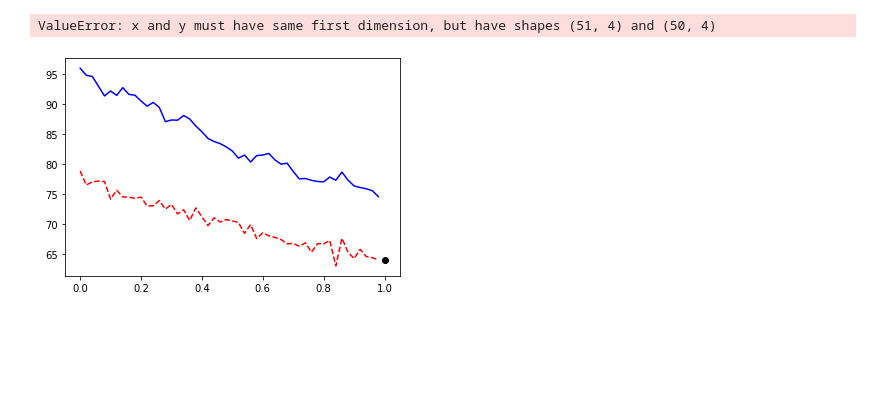
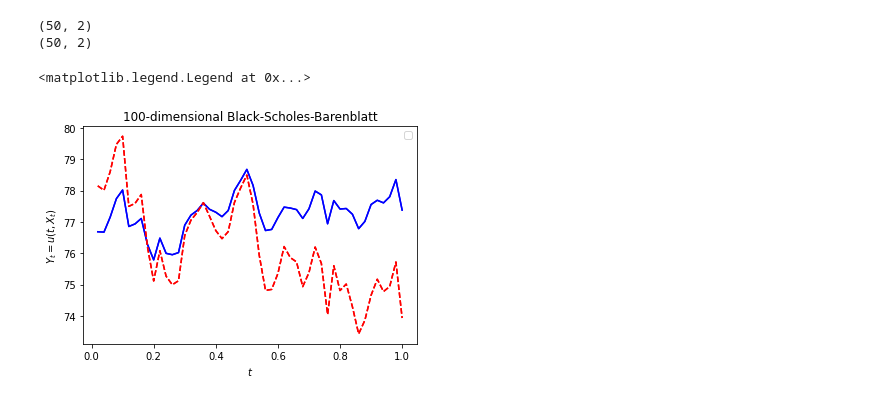
Before and after one commit to luweizheng/dynamic-unroll-nde, a Jupyter notebook: high-dim-pde/fbsde_raissi_equinox.ipynb, the cells around one changed output. Cells and saved outputs as stored; diff of their text form; code cells hidden in the pictures; blank space fills up the shorter version.

```diff
--- a/high-dim-pde/fbsde_raissi_equinox.ipynb
+++ b/high-dim-pde/fbsde_raissi_equinox.ipynb
@@ -232,26 +236,30 @@ _, W_test = samples
 Dt = jnp.concatenate([jnp.zeros((batch_size, 1), dtype=jnp.float32), jnp.ones((batch_size, num_timesteps)) * 1.0 / num_timesteps], axis=1).reshape((batch_size, num_timesteps+1, 1))
 t_test = jnp.cumsum(Dt, axis=1)  # M x (N+1) x 1
 
-_, (X_pred, y_tilde_list, Y_pred) = out_carry, out_val = jax.vmap(model, in_axes=(0, 0, None))(x0, W_test, unroll)
+out_carry, out_val = jax.vmap(model, in_axes=(0, None, None, None, None, None))(x0, 0.0, 0.01, num_timesteps, unroll, jrandom.PRNGKey(0))
+_, (X_pred, y_tilde_list, Y_pred) = out_carry, out_val
 
-X_pred = jnp.transpose(X_pred, (1, 0, 2))
+# X_pred = jnp.transpose(X_pred, (1, 0, 2))
+# print(X_pred.shape)
 # Y_pred = jnp.transpose(Y_pred, (1, 0, 2))
 
-print(Y_pred.shape)
 Y_test = jnp.reshape(u_exact(jnp.reshape(t_test[0:batch_size, 0:num_timesteps,:],[-1,1]), jnp.reshape(X_pred,[-1,dim])),[batch_size,-1,1])
 
-n_samples = 5
+n_samples = 3
 
 plt.figure()
-plt.plot(t_test[0:1,:-1,0].T,Y_pred[0:1,:,0].T,'b',label='Learned $u(t,X_t)$')
-plt.plot(t_test[0:1,:-1,0].T,Y_test[0:1,:,0].T,'r--',label='Exact $u(t,X_t)$')
-plt.plot(t_test[0:1,-1,0],Y_test[0:1,-1,0],'ko',label='$Y_T = u(T,X_T)$')
+# plt.plot(t_test[0:1,1:,0].T, Y_pred[0:1,:,0].T, 'b', label='Learned $u(t,X_t)$')
+# plt.plot(t_test[0:1,1:,0].T, Y_test[0:1,:,0].T, 'r--', label='Exact $u(t,X_t)$')
+# plt.plot(t_test[0:1,-1,0], Y_test[0:1,-1,0], 'ko', label='$Y_T = u(T,X_T)$')
 
-plt.plot(t_test[1:n_samples,:,0].T,Y_pred[1:n_samples,:,0].T,'b')
-plt.plot(t_test[1:n_samples,:,0].T,Y_test[1:n_samples,:,0].T,'r--')
-plt.plot(t_test[1:n_samples,-1,0],Y_test[1:n_samples,-1,0],'ko')
+plt.plot(t_test[1:n_samples,1:,0].T,Y_pred[1:n_samples,:,0].T,'b')
+plt.plot(t_test[1:n_samples,1:,0].T,Y_test[1:n_samples,:,0].T,'r--')
 
-plt.plot([0],Y_test[0,0,0],'ks',label='$Y_0 = u(0,X_0)$')
+print(Y_pred[1:n_samples,:,0].T.shape)
+print(Y_pred[1:n_samples,:,0].T.shape)
+# plt.plot(t_test[1:n_samples,1:,0],Y_test[1:n_samples,-1,0],'ko')
+
+# plt.plot([0],Y_test[0,0,0],'ks',label='$Y_0 = u(0,X_0)$')
 
 plt.xlabel('$t$')
 plt.ylabel('$Y_t = u(t,X_t)$')
@@ -262,5 +270,7 @@ plt.legend()
-ValueError: x and y must have same first dimension, but have shapes (51, 4) and (50, 4)
+(50, 2)
+(50, 2)
+<matplotlib.legend.Legend at 0x...>
-[figure, old version]
+[figure, new version]
 # %%
 # from functools import partial
 
```
Also changed, not shown: parts of 5 cells of this notebook, 6 other files.
